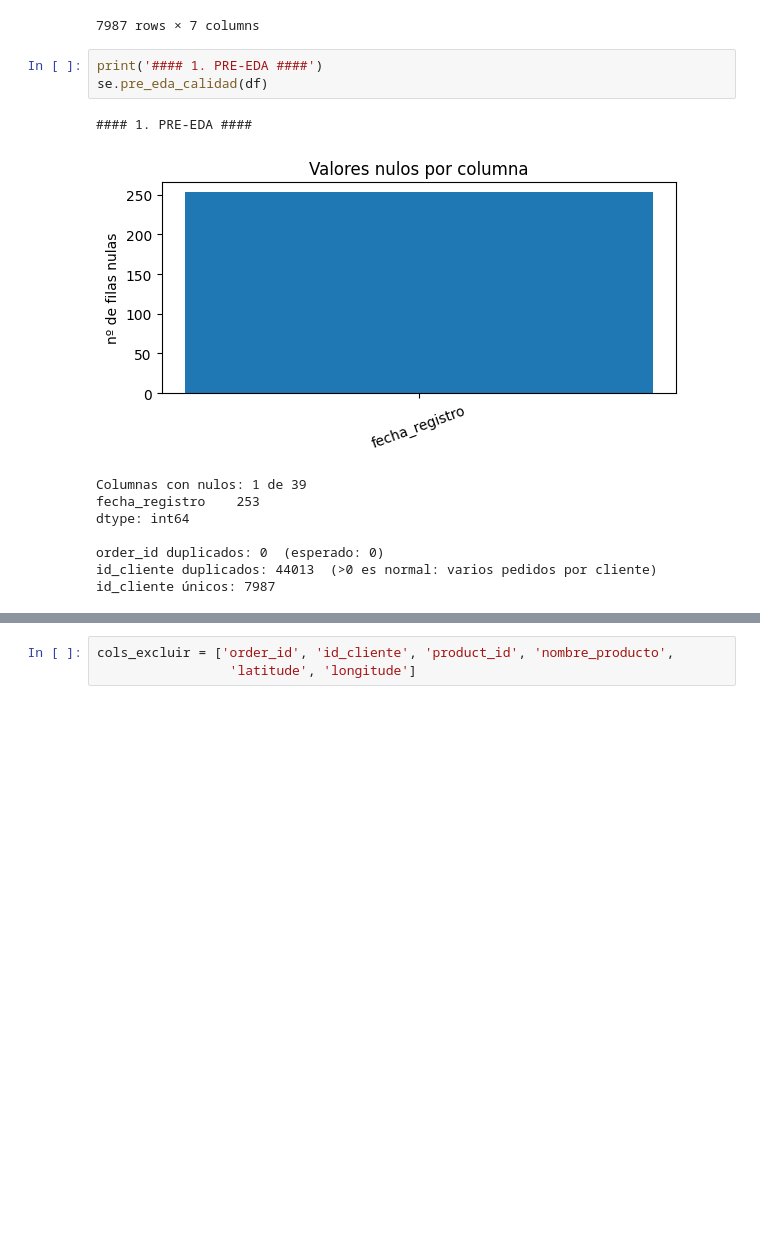
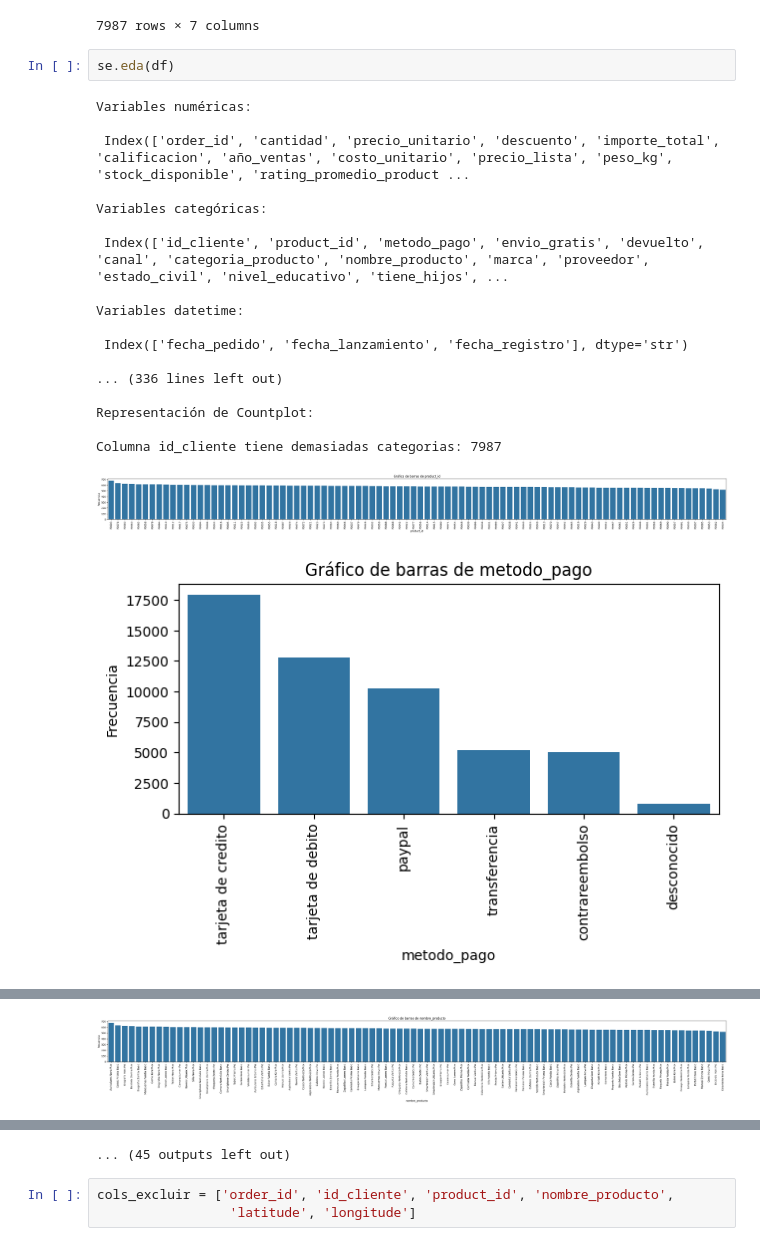
Before and after one commit to FM-Luque/4.DataProyect_Proyecto_Final, a Jupyter notebook: notebooks/03_Eda.ipynb, the cells around one changed output, grey strips where cells are left out. Saved outputs shown, nothing was run; the diff lists cells and outputs as text; blank space fills up the shorter version.

```diff
--- a/notebooks/03_Eda.ipynb
+++ b/notebooks/03_Eda.ipynb
@@ -117,16 +63,25 @@ clientes
 | 7985 | fff01d47-aae0-4ce5-847d-aea0a915c59d | 9 | 546.42 | 35.0 | malaga | recurrente | 30258 |
 | 7986 | fffa2f00-e5f1-4036-8d53-127cb1be3bbc | 4 | 265.30 | 27.0 | valencia | recurrente | 46509 |
 7987 rows × 7 columns
-# %%
-print('#### 1. PRE-EDA ####')
-se.pre_eda_calidad(df)
-# %% [output]
-#### 1. PRE-EDA ####
-[figure, removed]
-Columnas con nulos: 1 de 39
-fecha_registro    253
-dtype: int64
-
-order_id duplicados: 0  (esperado: 0)
-id_cliente duplicados: 44013  (>0 es normal: varios pedidos por cliente)
-id_cliente únicos: 7987
+# %%
+se.eda(df)
+# %% [output]
+Variables numéricas:
+
+ Index(['order_id', 'cantidad', 'precio_unitario', 'descuento', 'importe_total', 'calificacion', 'año_ventas', 'costo_unitario', 'precio_lista', 'peso_kg', 'stock_disponible', 'rating_promedio_product ...
+
+Variables categóricas:
+
+ Index(['id_cliente', 'product_id', 'metodo_pago', 'envio_gratis', 'devuelto', 'canal', 'categoria_producto', 'nombre_producto', 'marca', 'proveedor', 'estado_civil', 'nivel_educativo', 'tiene_hijos', ...
+
+Variables datetime:
+
+ Index(['fecha_pedido', 'fecha_lanzamiento', 'fecha_registro'], dtype='str')
+
+... (336 lines left out)
+
+Representación de Countplot:
+
+Columna id_cliente tiene demasiadas categorias: 7987
+[figure, added]
+[figure, added]
@@ -132,0 +92 @@ id_cliente únicos: 7987
+[figure, added]
@@ -133,3 +97,4 @@ id_cliente únicos: 7987
+... (45 outputs left out)
 # %%
 cols_excluir = ['order_id', 'id_cliente', 'product_id', 'nombre_producto',
                  'latitude', 'longitude']
```
Also changed, not shown: parts of 9 cells of this notebook, 3 other files.
